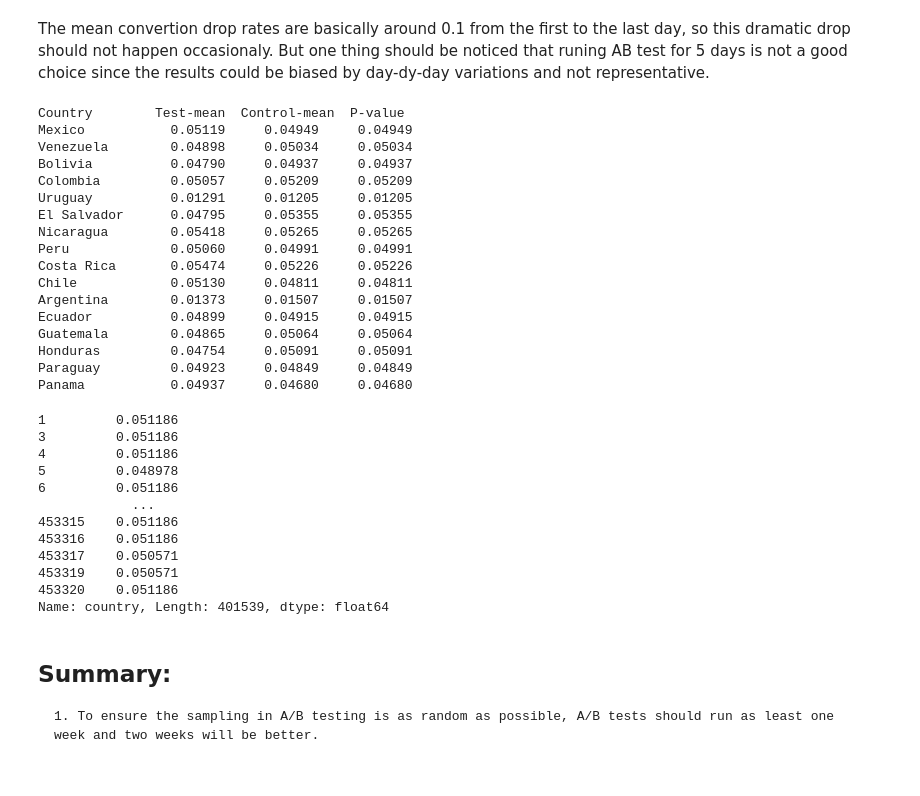
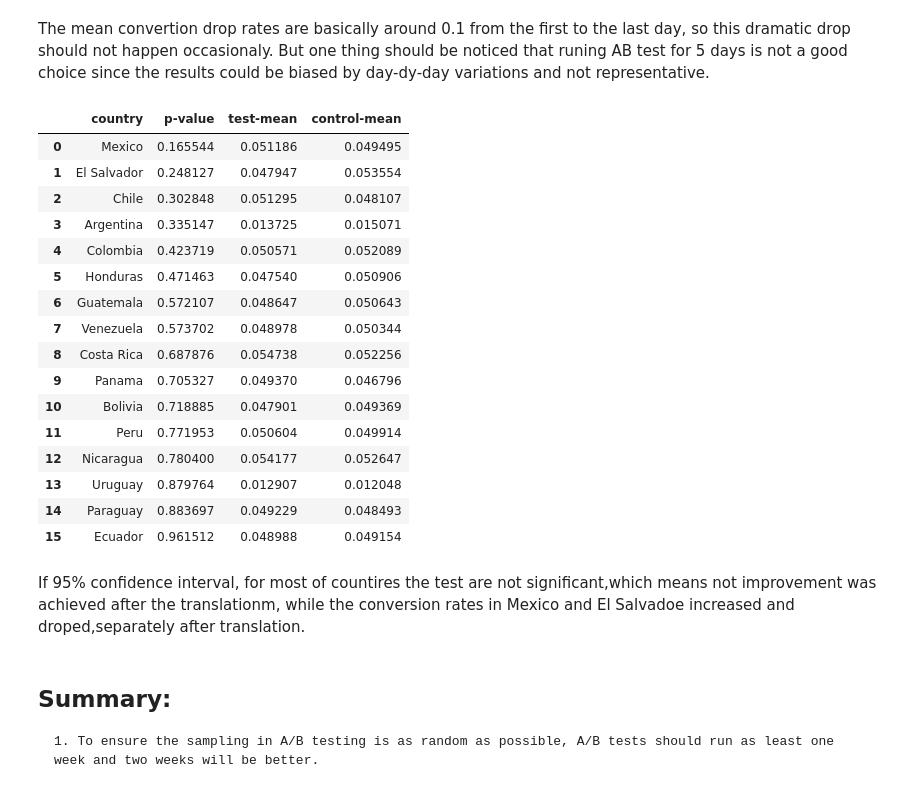
Before and after one commit to Aliciaworld/DS-TakeHomeChallenges, a Jupyter notebook: 02. Spanish Translation AB Test.ipynb, the cells around one changed output. Saved outputs shown, nothing was run; the diff lists cells and outputs as text; code cells hidden in the pictures.

```diff
--- a/02. Spanish Translation AB Test.ipynb
+++ b/02. Spanish Translation AB Test.ipynb
@@ -230,51 +237,48 @@ The mean convertion drop rates are basically around 0.1 from the first to the la
 # %%
 # check each country how the testing is doing:
 from scipy.stats import ttest_ind
 
-countries = [country for country in data['country'].unique() if country is not np.nan]
-print('\033[1m'+'{0:14s} {1:10s} {2:13s} {3}'.format('Country','Test-mean','Control-mean','P-value'))
-
+countries =data['country'].dropna().unique()
+testmean = []
+controlmean = []
+pvalue = []
 for country in countries:
     test_rate = data[(data['country'] == country) & (data['test'] == 1)]['conversion']
+    test_mean = test_rate.mean()
+    testmean.append(test_mean)
+
     control_rate = data[(data['country'] == country) & (data['test'] == 0)]['conversion']
-    test_mean = test_rate.mean()
     control_mean = control_rate.mean()
-    p_value = ttest_ind(test_rate, control_rate, equal_var=False)
-    print('\033[0m'+'{0:12s} {1:11.5f} {2:11.5f} {3:11.5f}'.format(country,test_mean,control_mean, control_mean, p_value))
+    controlmean.append(control_mean)
+
+    p_value = ttest_ind(test_rate, control_rate, equal_var=False).pvalue
+    pvalue.append(p_value)
+
+df=pd.DataFrame()
+df['country'],df['p-value'],df['test-mean'],df['control-mean']=countries,pvalue,testmean,controlmean
+df.sort_values('p-value',inplace=True)
+df.reset_index(drop=True,inplace=True)
+df
 # %% [output]
-Country        Test-mean  Control-mean  P-value
-Mexico           0.05119     0.04949     0.04949
-Venezuela        0.04898     0.05034     0.05034
-Bolivia          0.04790     0.04937     0.04937
-Colombia         0.05057     0.05209     0.05209
-Uruguay          0.01291     0.01205     0.01205
-El Salvador      0.04795     0.05355     0.05355
-Nicaragua        0.05418     0.05265     0.05265
-Peru             0.05060     0.04991     0.04991
-Costa Rica       0.05474     0.05226     0.05226
-Chile            0.05130     0.04811     0.04811
-Argentina        0.01373     0.01507     0.01507
-Ecuador          0.04899     0.04915     0.04915
-Guatemala        0.04865     0.05064     0.05064
-Honduras         0.04754     0.05091     0.05091
-Paraguay         0.04923     0.04849     0.04849
-Panama           0.04937     0.04680     0.04680
+|  | country | p-value | test-mean | control-mean |
+| 0 | Mexico | 0.165544 | 0.051186 | 0.049495 |
+| 1 | El Salvador | 0.248127 | 0.047947 | 0.053554 |
+| 2 | Chile | 0.302848 | 0.051295 | 0.048107 |
+| 3 | Argentina | 0.335147 | 0.013725 | 0.015071 |
+| 4 | Colombia | 0.423719 | 0.050571 | 0.052089 |
+| 5 | Honduras | 0.471463 | 0.047540 | 0.050906 |
+| 6 | Guatemala | 0.572107 | 0.048647 | 0.050643 |
+| 7 | Venezuela | 0.573702 | 0.048978 | 0.050344 |
+| 8 | Costa Rica | 0.687876 | 0.054738 | 0.052256 |
+| 9 | Panama | 0.705327 | 0.049370 | 0.046796 |
+| 10 | Bolivia | 0.718885 | 0.047901 | 0.049369 |
+| 11 | Peru | 0.771953 | 0.050604 | 0.049914 |
+| 12 | Nicaragua | 0.780400 | 0.054177 | 0.052647 |
+| 13 | Uruguay | 0.879764 | 0.012907 | 0.012048 |
+| 14 | Paraguay | 0.883697 | 0.049229 | 0.048493 |
+| 15 | Ecuador | 0.961512 | 0.048988 | 0.049154 |
-# %%
-#sal[sal['JobTitle'] . apply ( lambda x : 'chief' in x . lower() . split())] . count()
-data['country'].apply(lambda x:data[(data['country'] == x) & (data['test'] == 1)]['conversion'].mean())
-# %% [output]
-1         0.051186
-3         0.051186
-4         0.051186
-5         0.048978
-6         0.051186
-            ...
-453315    0.051186
-453316    0.051186
-453317    0.050571
-453319    0.050571
-453320    0.051186
-Name: country, Length: 401539, dtype: float64
+# %% [markdown]
+If 95% confidence interval, for most of countires the test are not significant,which means not improvement was achieved after the translationm, while the conversion rates in Mexico and El Salvadoe increased and droped,separately after translation.
 # %% [markdown]
 ## Summary:
     1. To ensure the sampling in A/B testing is as random as possible, A/B tests should run as least one week and two weeks will be better.
```
Also changed, not shown: parts of 6 cells of this notebook.
